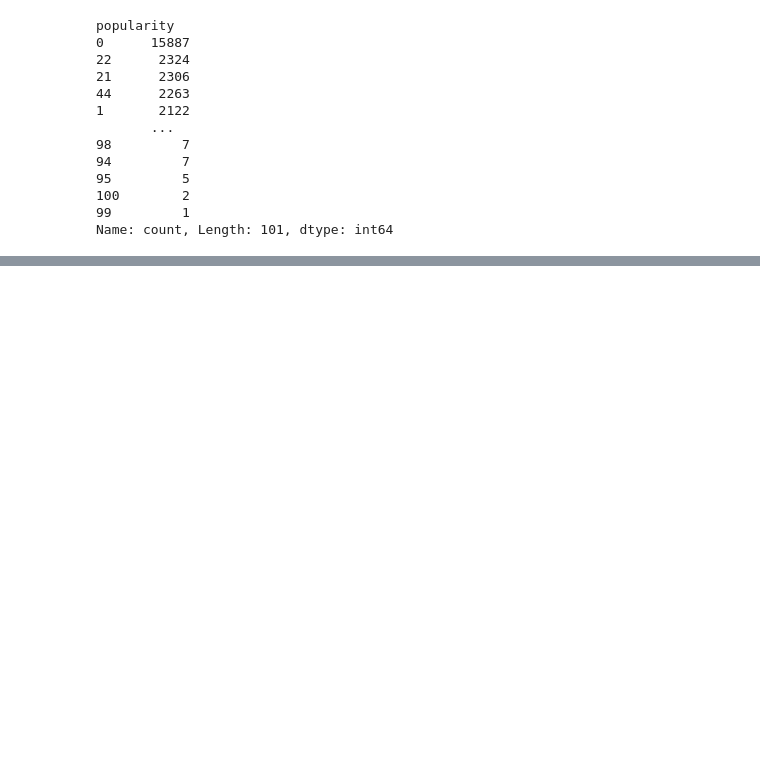
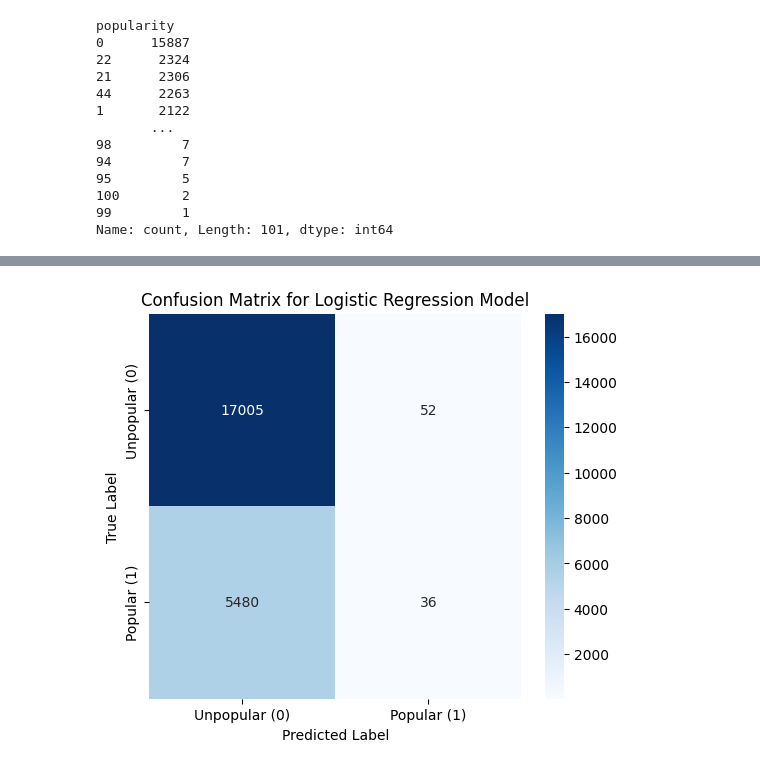
Before and after one commit to ReemaS03/SpotifyFeaturesVSPopularity, a Jupyter notebook: working.ipynb, the cells around one changed output, grey strips where cells are left out. Saved outputs shown, nothing was run; the diff lists cells and outputs as text; code cells hidden in the pictures; blank space fills up the shorter version.

Commit message:
interpretations of linear and logistic regression

```diff
--- a/working.ipynb
+++ b/working.ipynb
@@ -597,0 +644,16 @@ array([[17005,    52],
+# %%
+# remove key from features
+features = ['duration_ms', 'explicit', 'danceability', 'energy', 'loudness', 'mode', 'speechiness', 'acousticness', 'instrumentalness', 'liveness', 'valence', 'tempo', 'time_signature']
+
+pop_features = df.dropna(subset=features + ["binary_popularity"])
+
+train, test = train_test_split(df.dropna(subset=features + ["binary_popularity"]), test_size=0.2, random_state=42, stratify=df["binary_popularity"])
+
+formula = "binary_popularity ~ " + " + ".join(features)
+
+improved_logit_model = smf.logit(formula=formula, data=train).fit()
+
+display(improved_logit_model.summary())
+
+test["pred_prob"] = improved_logit_model.predict(test)
+test["pred_class"] = (test["pred_prob"] > 0.5).astype(int)
@@ -597,0 +702,15 @@ array([[17005,    52],
+# %%
+from sklearn.metrics import confusion_matrix
+
+# confusion matrix
+cm = confusion_matrix(test["binary_popularity"], test["pred_class"])
+
+plt.figure(figsize=(6, 5))
+sns.heatmap(cm, annot=True, fmt="d", cmap="Blues", xticklabels=["Unpopular (0)", "Popular (1)"], yticklabels=["Unpopular (0)", "Popular (1)"])
+
+plt.xlabel("Predicted Label")
+plt.ylabel("True Label")
+plt.title("Confusion Matrix for Logistic Regression Model")
+plt.show()
+# %% [output]
+[figure, added]
```
Also changed, not shown: parts of 20 cells of this notebook.
